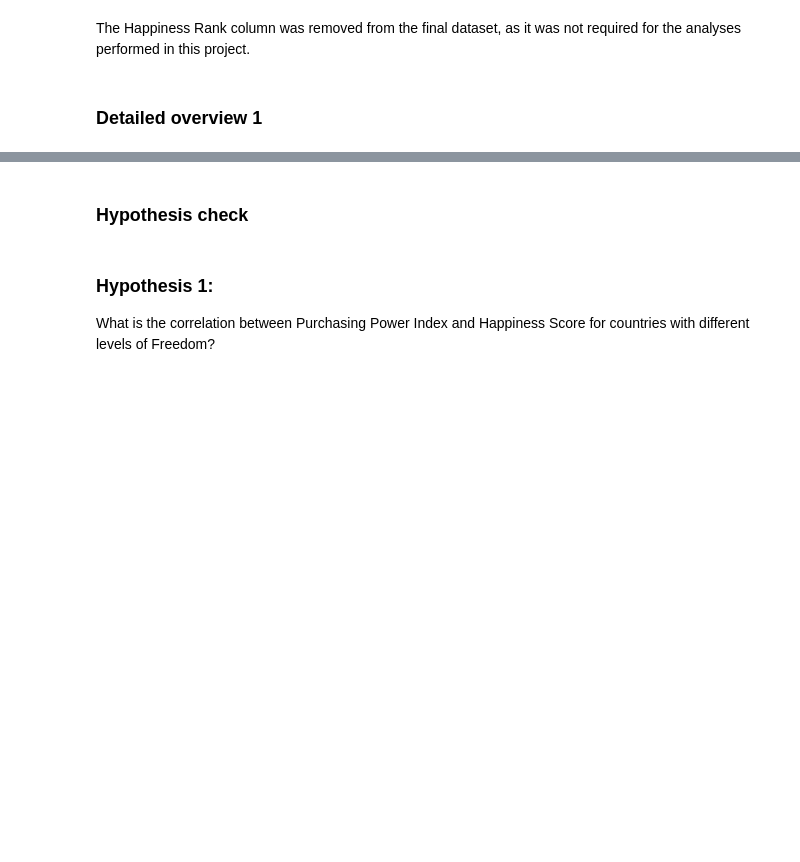
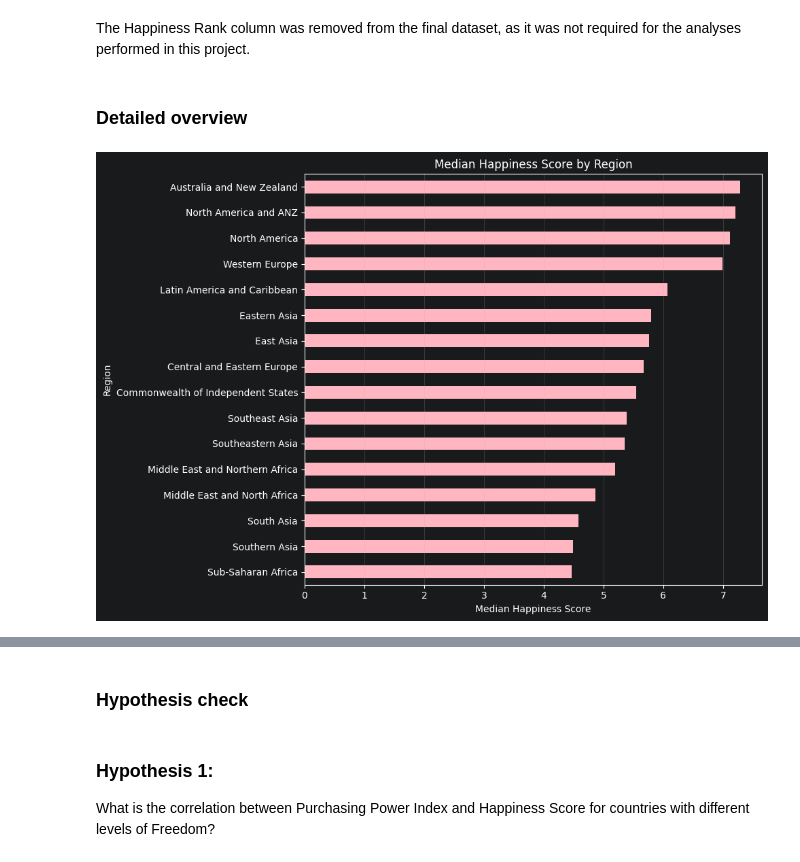
Before and after one commit to soonserv/data-best-project, a Jupyter notebook: notebooks/SA_notebook.ipynb, the cells around one changed output, grey strips where cells are left out. Drawn from its saved outputs; the diff is of its cells as text; code cells hidden in the pictures; blank space fills up the shorter version.

```diff
--- a/notebooks/SA_notebook.ipynb
+++ b/notebooks/SA_notebook.ipynb
@@ -438,4 +779,4 @@ final_data.head()
 # %% [markdown]
 The Happiness Rank column was removed from the final dataset, as it was not required for the analyses performed in this project.
 # %% [markdown]
-### Detailed overview 1
+### Detailed overview
@@ -496,0 +783,12 @@ plt.show()
+# %%
+region_happiness = all_data.groupby("Region")["Happiness Score"].median().sort_values()
+
+plt.figure(figsize=(10,7))
+region_happiness.plot(kind="barh", color="#FFB6C1")
+plt.title("Median Happiness Score by Region")
+plt.xlabel("Median Happiness Score")
+plt.grid(axis="x", alpha=0.3)
+plt.tight_layout()
+plt.show()
+# %% [output]
+[figure, added]
```
Also changed, not shown: parts of 68 cells of this notebook.
